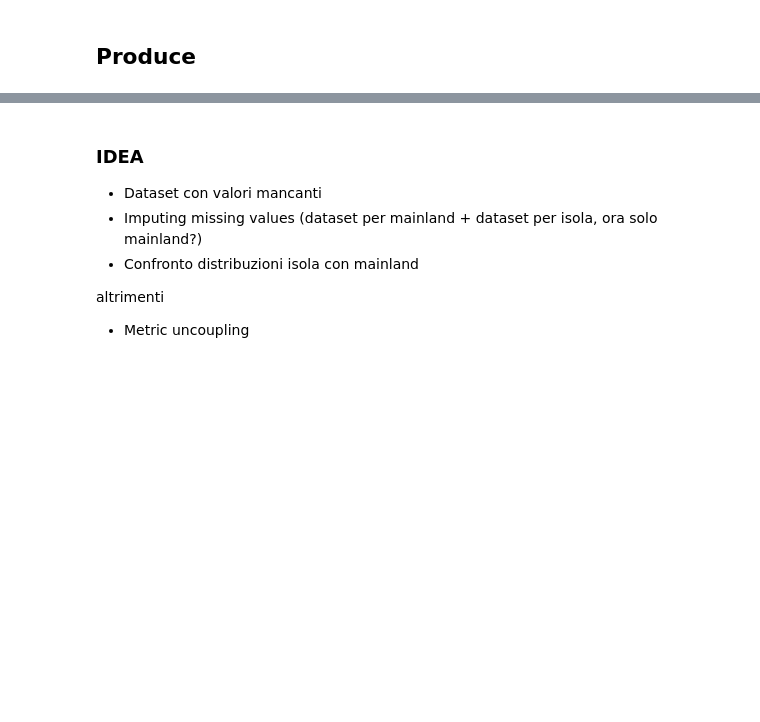
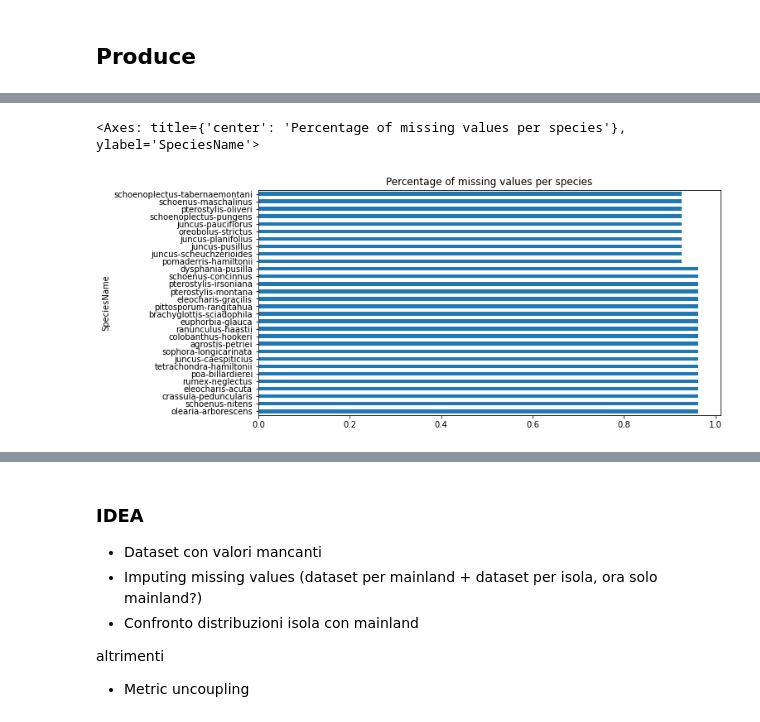
Before and after one commit to simone7monaco/newzeland-plants, a Jupyter notebook: Analysis.ipynb, the cells around one changed output, grey strips where cells are left out. Cells and saved outputs as stored; diff of their text form; code cells hidden in the pictures; blank space fills up the shorter version.

```diff
--- a/Analysis.ipynb
+++ b/Analysis.ipynb
@@ -181,0 +160,5 @@ UnboundLocalError: local variable 'this_distance' referenced before assignment
+# %%
+(processed_features.isna().sum(axis=1)/processed_features.shape[1]).sort_values(ascending=False).head(30).plot.barh(figsize=(10, 5), title='Percentage of missing values per species')
+# %% [output]
+<Axes: title={'center': 'Percentage of missing values per species'}, ylabel='SpeciesName'>
+[figure, added]
```
Also changed, not shown: parts of 38 cells of this notebook, 5 other files.
